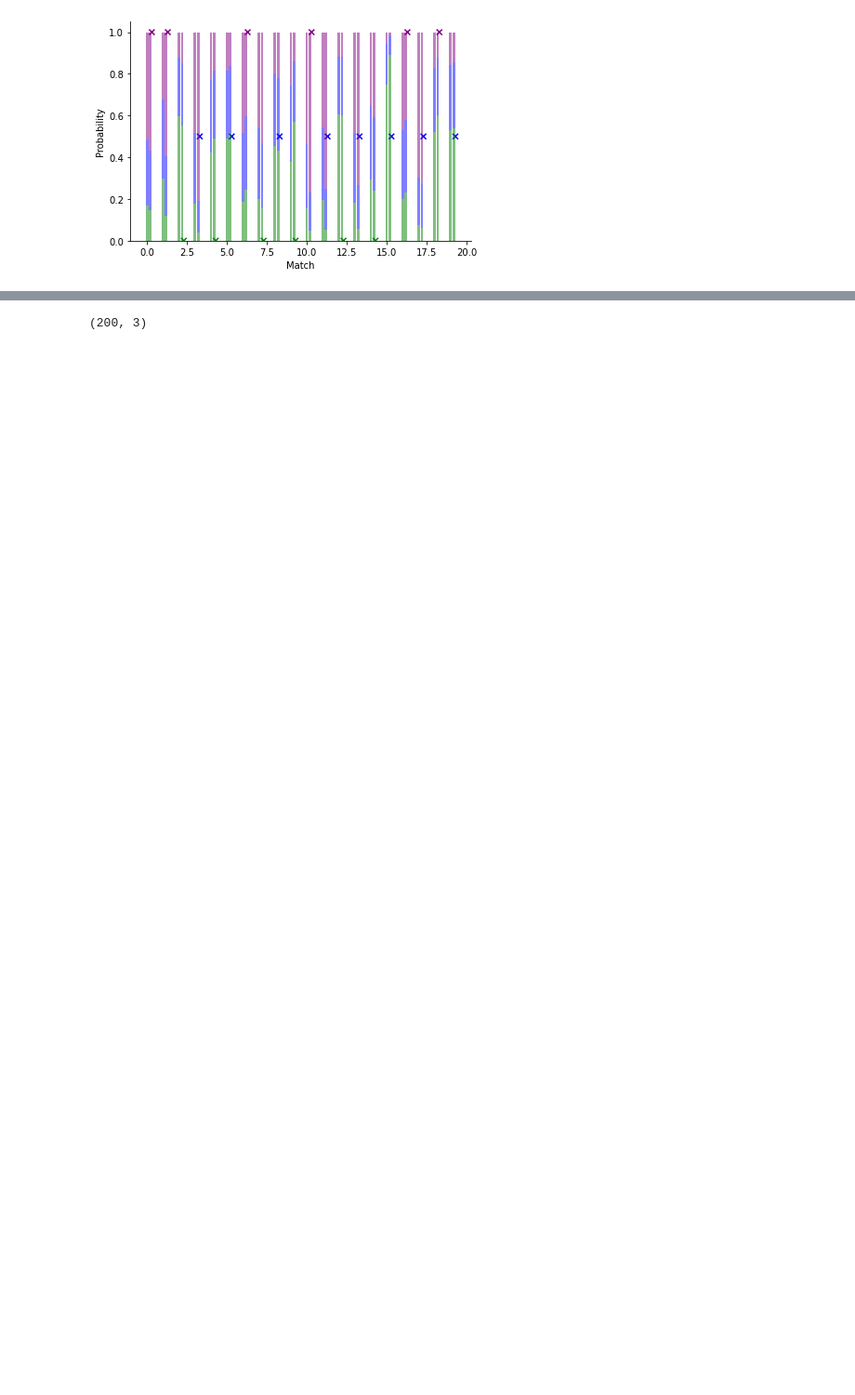
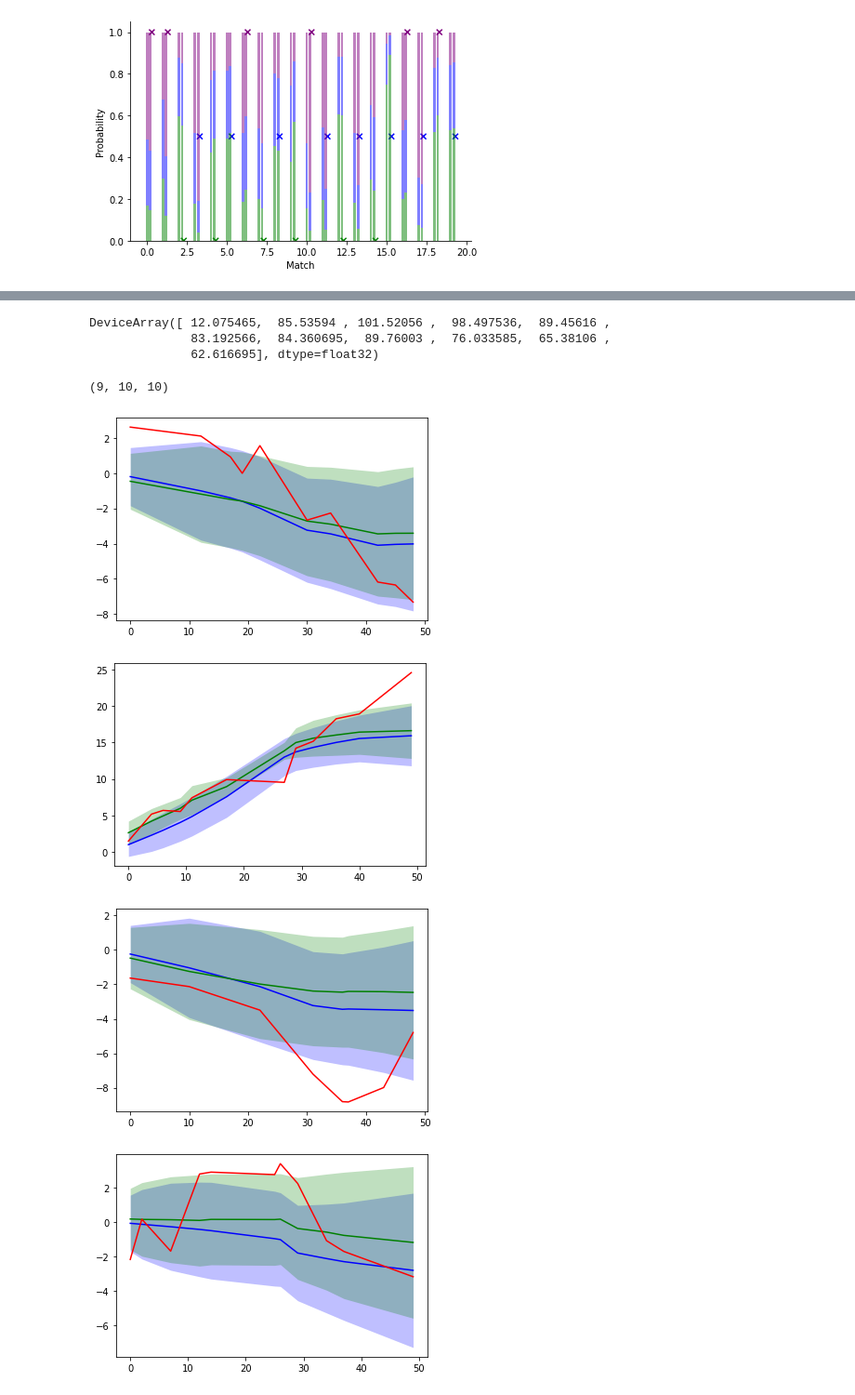
Before and after one commit to SamDuffield/abile, a Jupyter notebook: test.ipynb, the cells around one changed output, grey strips where cells are left out. Shown at 93% size. Saved outputs shown, nothing was run; the diff lists cells and outputs as text; code cells hidden in the pictures; blank space fills up the shorter version.

Commit message:
discrete case

```diff
--- a/test.ipynb
+++ b/test.ipynb
@@ -107,4 +240,30 @@ fig.tight_layout()
+# %%
+trueskill_smoother_skills_and_extras[i][1]
+# %% [output]
+DeviceArray([ 12.075465,  85.53594 , 101.52056 ,  98.497536,  89.45616 ,
+              83.192566,  84.360695,  89.76003 ,  76.033585,  65.38106 ,
+              62.616695], dtype=float32)
 # %%
-discrete_filter_out[-1].shape
+discrete_smoother_skills_and_extras[0][1].shape
 # %% [output]
-(200, 3)
+(9, 10, 10)
+# %%
+for i in range(min(n_players, 5)):
+    fig, ax = plt.subplots()
+    ts_mn = trueskill_smoother_skills_and_extras[i][0][:, 0]
+    ts_sd = jnp.sqrt(trueskill_smoother_skills_and_extras[i][0][:, 1])
+    ax.fill_between(trueskill_times_by_player[i], ts_mn - ts_sd, ts_mn + ts_sd, color='blue', alpha=0.25, linewidth=0)
+    ax.plot(trueskill_times_by_player[i], ts_mn, color='blue')
+
+    lsmc_mn = lsmc_smoother_skills_and_extras[i][0].mean(1)
+    lsmc_std = jnp.std(lsmc_smoother_skills_and_extras[i][0], axis=1)
+    ax.fill_between(lsmc_times_by_player[i], lsmc_mn - lsmc_std, lsmc_mn + lsmc_std,
+                    color='green', alpha=0.25, linewidth=0)
+    ax.plot(lsmc_times_by_player[i], lsmc_mn, color='green')
+
+    ax.plot(true_times_by_player[i], true_skills_by_player[i], color='red')
+# %% [output]
+[figure, added]
+[figure, added]
+[figure, added]
+[figure, added]
```
Also changed, not shown: parts of 9 cells of this notebook, 4 other files.
